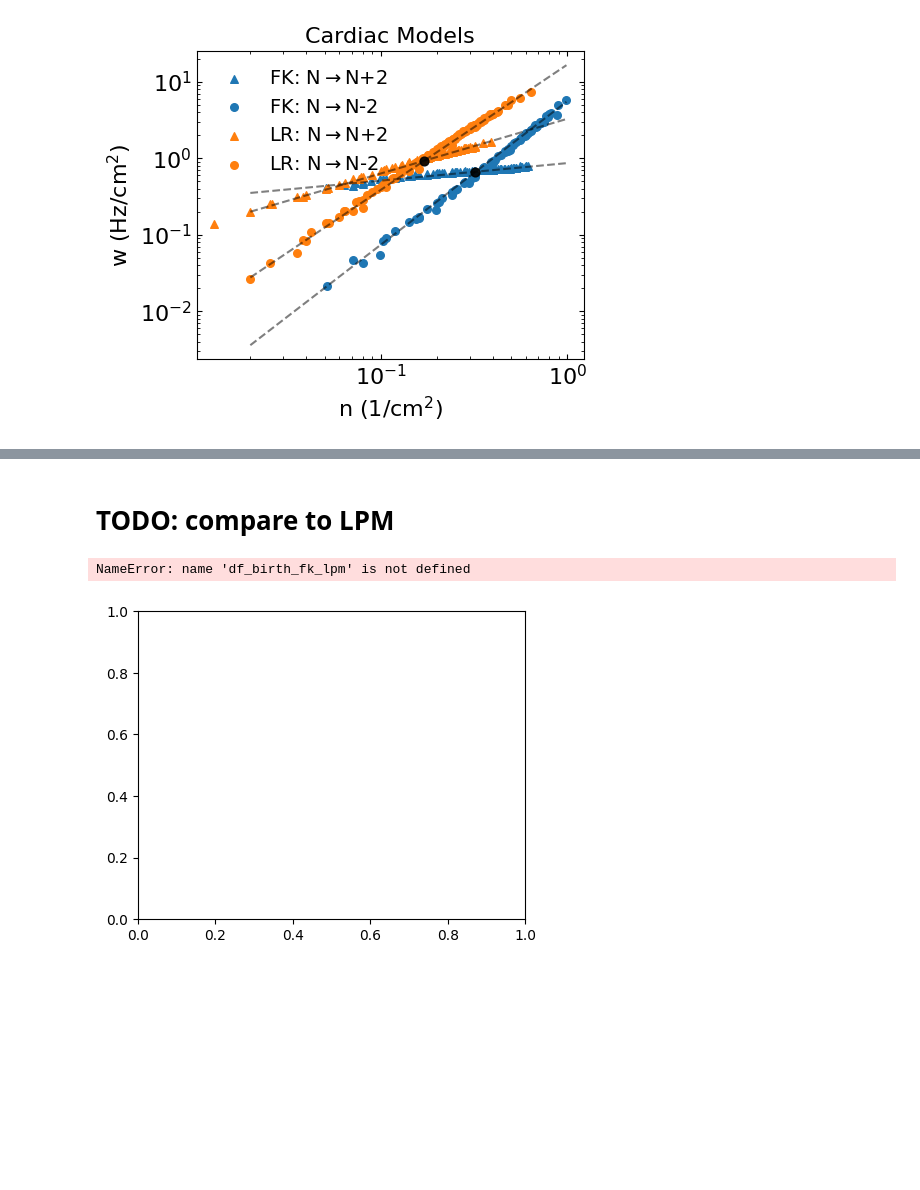
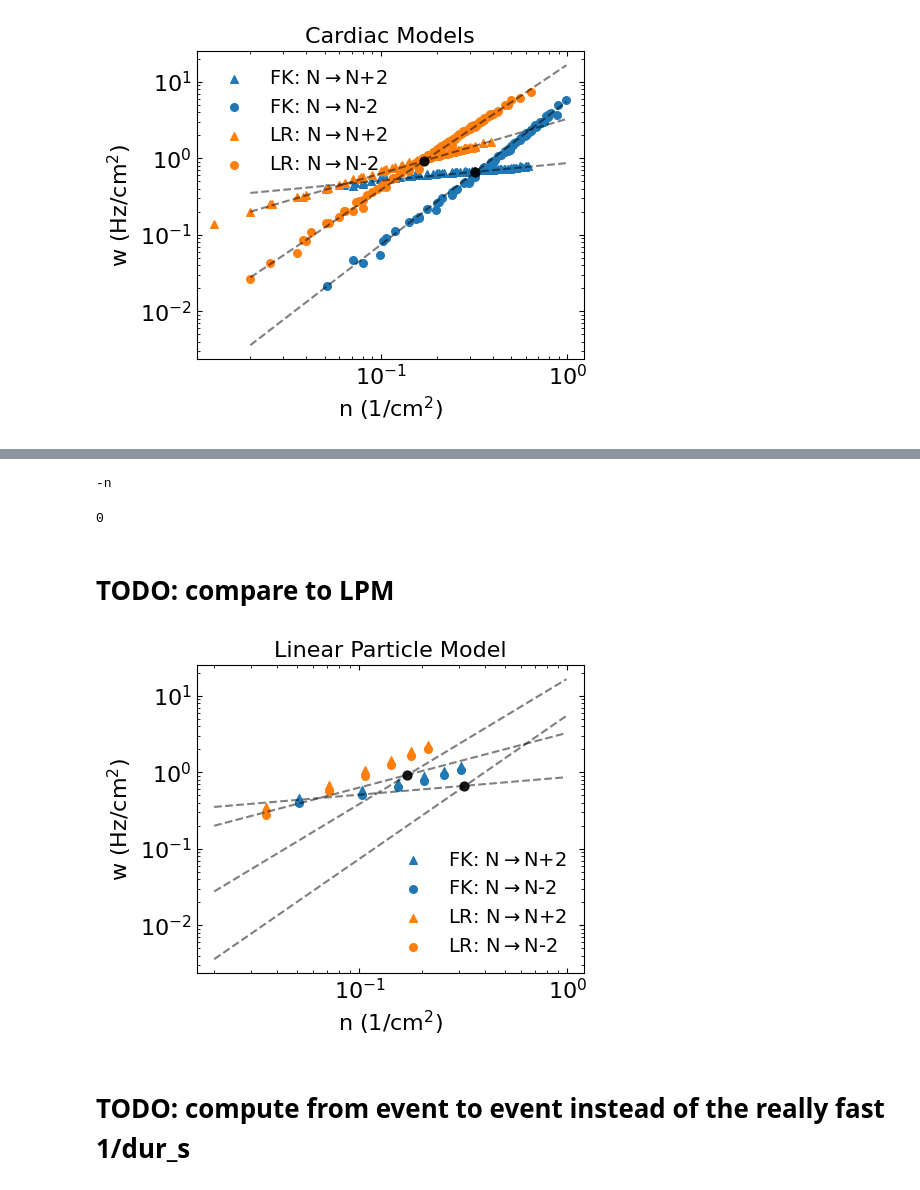
Before and after one commit to timtyree/bgmc, a Jupyter notebook: python/computing birth death rates of the particle model.ipynb, the cells around one changed output, grey strips where cells are left out. Drawn from its saved outputs; the diff is of its cells as text; code cells hidden in the pictures; blank space fills up the shorter version.

```diff
--- a/python/computing birth death rates of the particle model.ipynb
+++ b/python/computing birth death rates of the particle model.ipynb
@@ -1338,0 +1312,3 @@ df_out
+# %%
+dfn_fk = pd.concat(lst_fk).reset_index()
+dfn_lr = pd.concat(lst_lr).reset_index()
@@ -1339,3 +1393,9 @@ df_out
+# %%
+beep(1)
+# break
+# %% [output]
+-n
+0
 # %% [markdown]
 # TODO: compare to LPM
 # %%
@@ -1344,47 +1404,51 @@ fig,ax=plt.subplots(figsize=(5,4))
 fontsize=16
 # fontsize=20
 alpha=0.9
-
+col_ext = '_a'
+col_ext = '_h'
+maxnold=12
 # df_birth_fk.plot(x='q',y='w',ax=ax,c='C0',alpha=0.5,label=r'FK: N$\rightarrow$N+2',lw=4)
 # fk.plot(x='q',y='w',ax=ax,c='C0',label=r'FK: N$\rightarrow$N-2',lw=4)
 # df_birth_lr.plot(x='q',y='w',ax=ax,c='C1',alpha=0.5,label=r'LR: N$\rightarrow$N+2',lw=4)
 # lr.plot(x='q',y='w',ax=ax,c='C1',label=r'LR: N$\rightarrow$N-2',lw=4)
 markersize=30
-df_birth_fk_lpm.plot.scatter(x='q',y='w',ax=ax,c='C0',#'gray',#
+df_fk_lpm[df_fk_lpm['nold']<=maxnold].plot.scatter(x='q',y='wp'+col_ext,ax=ax,c='C0',#'gray',#
                          marker='^',
                          alpha=1.,label=r'FK: N$\rightarrow$N+2',s=markersize)
-df_death_fk_lpm.plot.scatter(x='q',y='w',ax=ax,c='C0',label=r'FK: N$\rightarrow$N-2',s=markersize)
-df_birth_lr_lpm.plot.scatter(x='q',y='w',ax=ax,c='C1',#'r',#
+df_fk_lpm[df_fk_lpm['nold']<=maxnold].plot.scatter(x='q',y='wm'+col_ext,ax=ax,c='C0',label=r'FK: N$\rightarrow$N-2',s=markersize)
+df_lr_lpm[df_lr_lpm['nold']<=maxnold].plot.scatter(x='q',y='wp'+col_ext,ax=ax,c='C1',#'r',#
                         marker='^',
                          alpha=1.,label=r'LR: N$\rightarrow$N+2',s=markersize)
-df_death_lr_lpm.plot.scatter(x='q',y='w',ax=ax,c='C1',label=r'LR: N$\rightarrow$N-2',s=markersize)
+df_lr_lpm[df_lr_lpm['nold']<=maxnold].plot.scatter(x='q',y='wm'+col_ext,ax=ax,c='C1',label=r'LR: N$\rightarrow$N-2',s=markersize)
 
 
 #plot the powerlaw fits
 ax.plot(xv,yv_death_fk,'k--',alpha=0.5)
 ax.plot(xv,yv_death_lr,'k--',alpha=0.5)
 ax.plot(xv,yv_birth_fk,'k--',alpha=0.5)
 ax.plot(xv,yv_birth_lr,'k--',alpha=0.5)
 
 #draw vertical dotted line up to the intersection point for both of the full models
 ax.scatter([qstar_fk],[wstar_fk],c='k',s=40,alpha=0.9,zorder=100)
 ax.scatter([qstar_lr],[wstar_lr],c='k',s=40,alpha=0.9,zorder=100)
 # ax.plot([qstar_fk,qstar_fk],[0.001,wstar_fk],'k:',alpha=0.9)
 # ax.plot([qstar_lr,qstar_lr],[0.001,wstar_lr],'k:',alpha=0.9)
 
 
 # format_plot
 format_plot(ax=ax,xlabel=r'n (1/cm$^2$)',ylabel=r'w (Hz/cm$^2$)',fontsize=fontsize)#,use_loglog=True)
 # format_plot(ax=ax,xlabel=r'q (1/cm$^2$)',ylabel=r'w (Hz/cm$^2$)',fontsize=fontsize)#,use_loglog=True)
 # plt.legend(fontsize=16,frameon=False,loc='upper left')
-plt.legend(fontsize=14,frameon=False,loc='upper left')
+# plt.legend(fontsize=14,frameon=False,loc='upper left')
+plt.legend(fontsize=14,frameon=False,loc='lower right')
 # AddLegend(loc='upper left')
 ax.set_xscale('log')
 ax.set_yscale('log')
 ax.set_ylim((0.0023641776732192935, 25.08908114695242))
 ax.tick_params(top=True, right=True,direction='in',which='both')
 ax.set_title('Linear Particle Model',fontsize=fontsize)
 plt.show()
 # %% [output]
-NameError: name 'df_birth_fk_lpm' is not defined
-[figure, old version]
+[figure, new version]
+# %% [markdown]
+# TODO: compute from event to event instead of the really fast 1/dur_s
```
Also changed, not shown: parts of 26 cells of this notebook, 2 other files.
